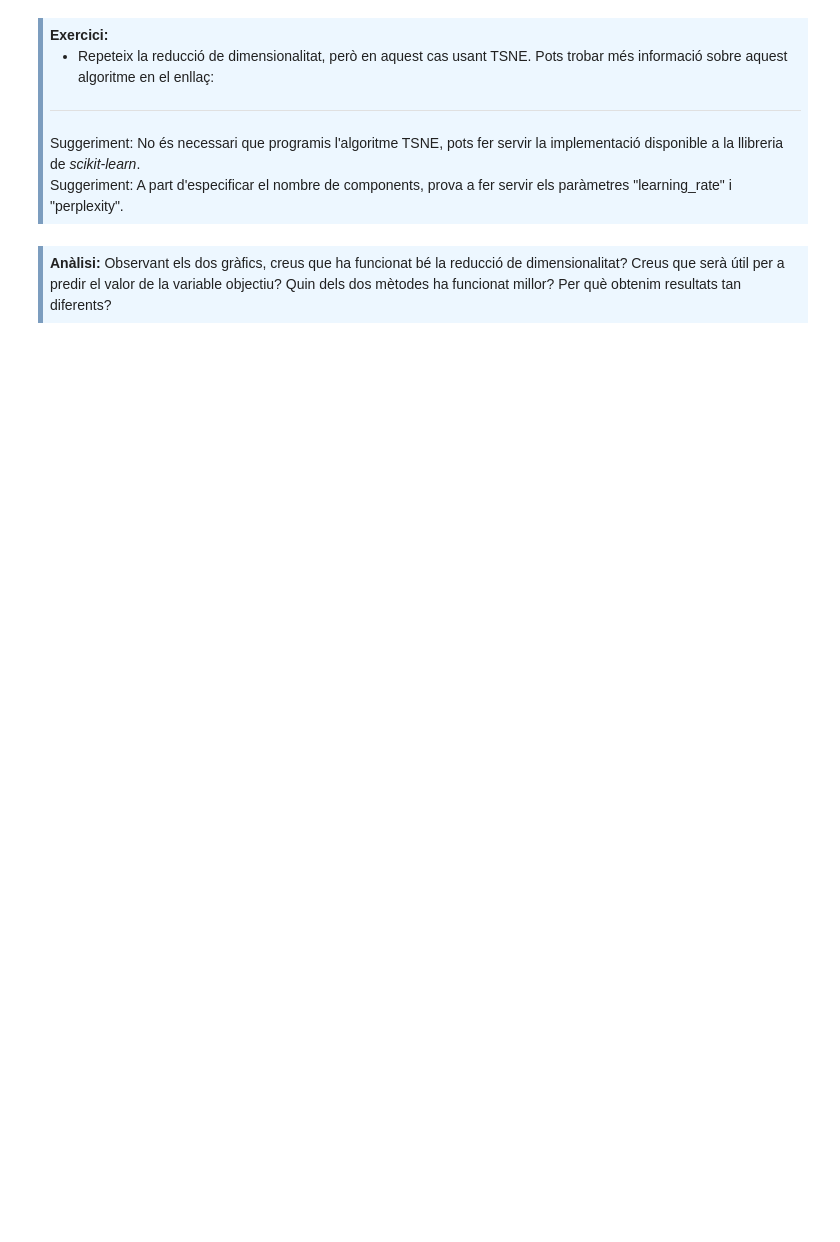
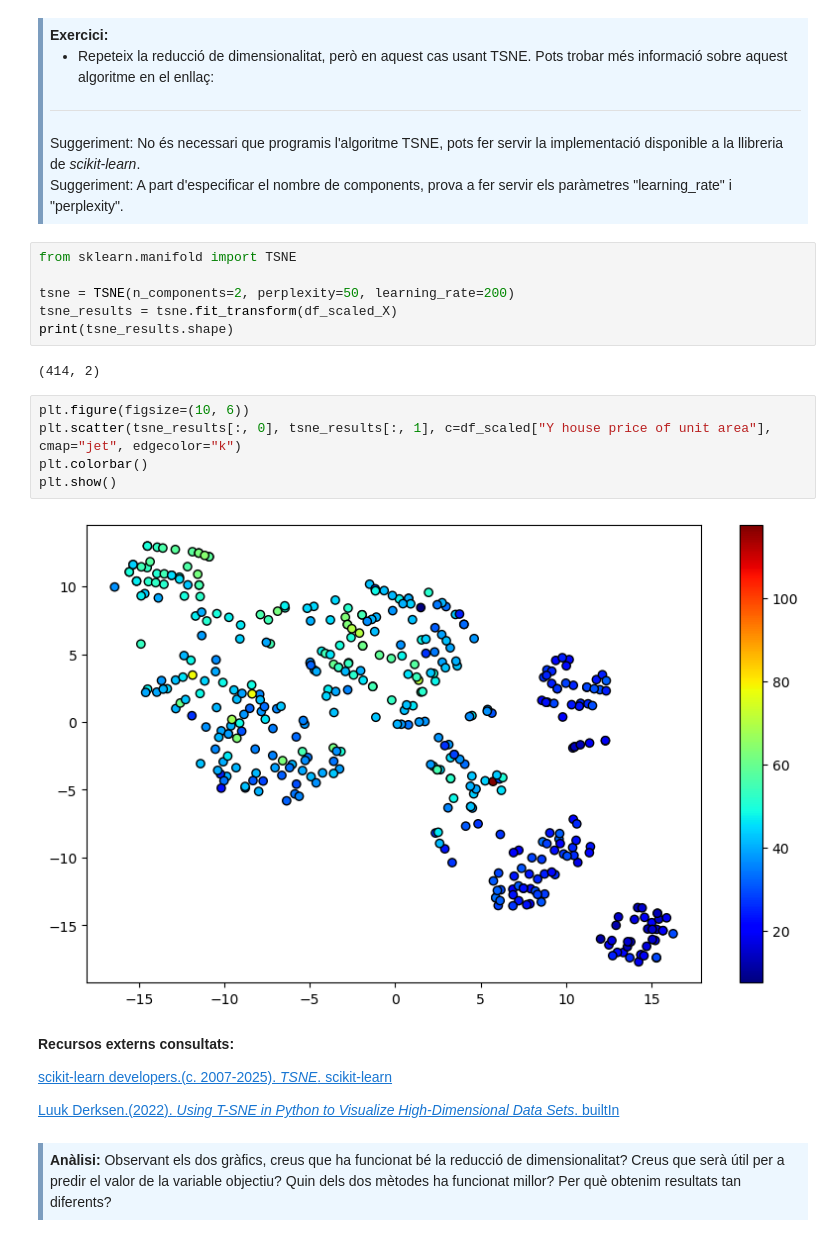
Before and after one commit to marc7666/PAC1-Aprenentatge-automatic, a Jupyter notebook: M2.991_20242_PAC1-Enunciat.ipynb, the cells around one changed output. Saved outputs shown, nothing was run; the diff lists cells and outputs as text; blank space fills up the shorter version.

```diff
--- a/M2.991_20242_PAC1-Enunciat.ipynb
+++ b/M2.991_20242_PAC1-Enunciat.ipynb
@@ -900,6 +938,27 @@ Suggeriment: No és necessari que programis l'algoritme de PCA, pots fer servir
 Suggeriment: No és necessari que programis l'algoritme TSNE, pots fer servir la implementació disponible a la llibreria de <i>scikit-learn</i>.<br>
 Suggeriment: A part d'especificar el nombre de components, prova a fer servir els paràmetres "learning_rate" i "perplexity".<br>
 </div>
+# %%
+from sklearn.manifold import TSNE
+
+tsne = TSNE(n_components=2, perplexity=50, learning_rate=200)
+tsne_results = tsne.fit_transform(df_scaled_X)
+print(tsne_results.shape)
+# %% [output]
+(414, 2)
+# %%
+plt.figure(figsize=(10, 6))
+plt.scatter(tsne_results[:, 0], tsne_results[:, 1], c=df_scaled["Y house price of unit area"], cmap="jet", edgecolor="k")
+plt.colorbar()
+plt.show()
+# %% [output]
+[figure, added]
+# %% [markdown]
+**Recursos externs consultats:**
+
+[scikit-learn developers.(c. 2007-2025). _TSNE_. scikit-learn](https://scikit-learn.org/stable/modules/generated/sklearn.manifold.TSNE.html)
+
+[Luuk Derksen.(2022). _Using T-SNE in Python to Visualize High-Dimensional Data Sets_. builtIn](https://builtin.com/data-science/tsne-python)
 # %% [markdown]
 <div style="background-color: #EDF7FF; border-color: #7C9DBF; border-left: 5px solid #7C9DBF; padding: 0.5em;">
 <strong>Anàlisi:</strong> Observant els dos gràfics, creus que ha funcionat bé la reducció de dimensionalitat? Creus que serà útil per a predir el valor de la variable objectiu? Quin dels dos mètodes ha funcionat millor? Per què obtenim resultats tan diferents?
```
Also changed, not shown: parts of 7 cells of this notebook.
